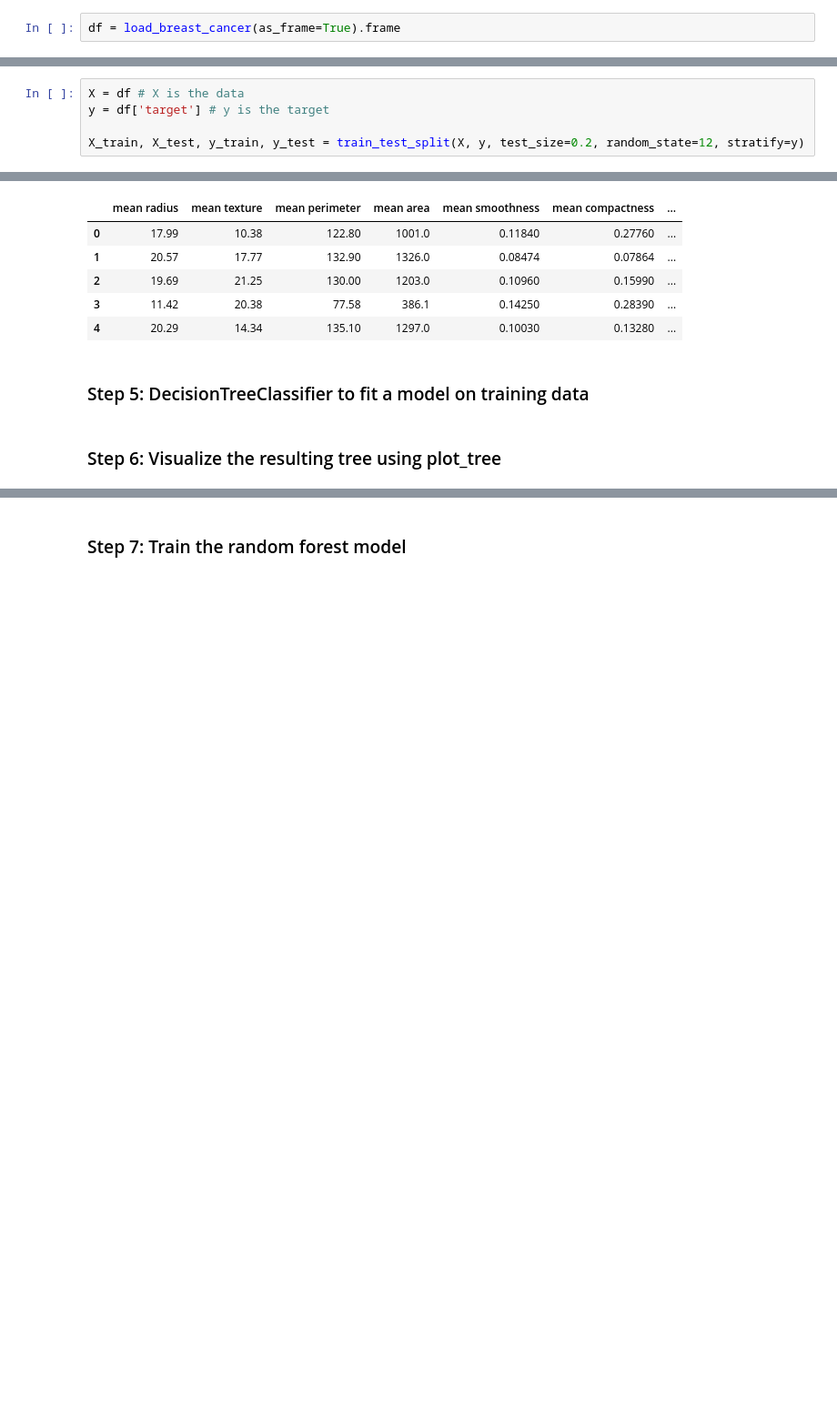
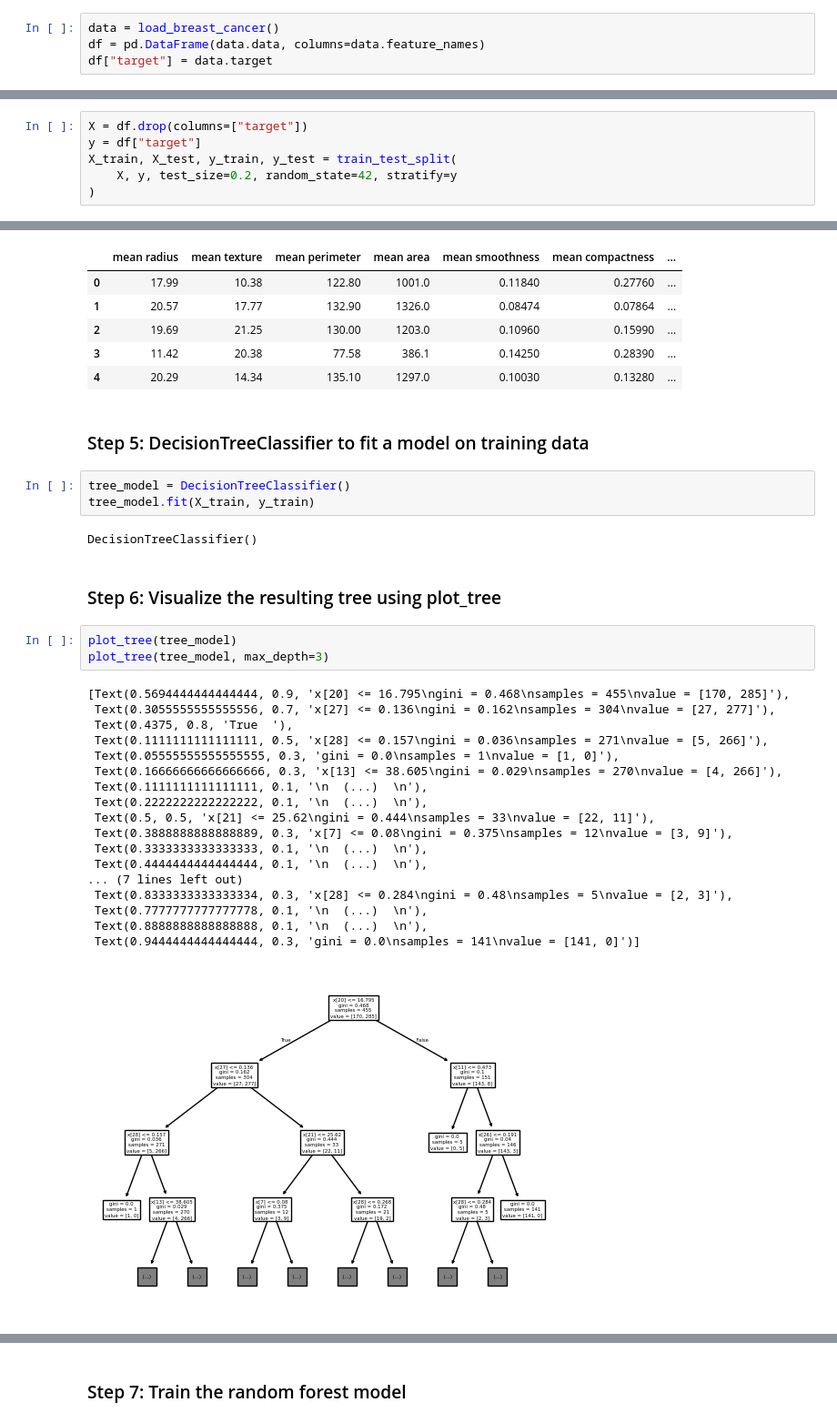
Before and after one commit to danieljcoh/Springboot_AI-ML_Bootcamp, a Jupyter notebook: projects/Trees_and_Forests.ipynb, the cells around one changed output, grey strips where cells are left out. Shown at 91% size. Drawn from its saved outputs; the diff is of its cells as text; blank space fills up the shorter version.

```diff
--- a/projects/Trees_and_Forests.ipynb
+++ b/projects/Trees_and_Forests.ipynb
@@ -18,12 +16,15 @@ from sklearn.metrics import accuracy_score
 # %%
-df = load_breast_cancer(as_frame=True).frame
+data = load_breast_cancer()
+df = pd.DataFrame(data.data, columns=data.feature_names)
+df["target"] = data.target
 # %% [markdown]
 ### Step 3: Split the data into training and testing sets
 # %%
-X = df # X is the data
-y = df['target'] # y is the target
-
-X_train, X_test, y_train, y_test = train_test_split(X, y, test_size=0.2, random_state=12, stratify=y)
+X = df.drop(columns=["target"])
+y = df["target"]
+X_train, X_test, y_train, y_test = train_test_split(
+    X, y, test_size=0.2, random_state=42, stratify=y
+)
 # %% [markdown]
 ### Step 4: Display the first five rows
 # %%
@@ -37,5 +38,32 @@ df.head()
 | 4 | 20.29 | 14.34 | 135.10 | 1297.0 | 0.10030 | 0.13280 | ... |
 # %% [markdown]
 ### Step 5: DecisionTreeClassifier to fit a model on training data
+# %%
+tree_model = DecisionTreeClassifier()
+tree_model.fit(X_train, y_train)
+# %% [output]
+DecisionTreeClassifier()
 # %% [markdown]
 ### Step 6: Visualize the resulting tree using plot_tree
+# %%
+plot_tree(tree_model)
+plot_tree(tree_model, max_depth=3)
+# %% [output]
+[Text(0.5694444444444444, 0.9, 'x[20] <= 16.795\ngini = 0.468\nsamples = 455\nvalue = [170, 285]'),
+ Text(0.3055555555555556, 0.7, 'x[27] <= 0.136\ngini = 0.162\nsamples = 304\nvalue = [27, 277]'),
+ Text(0.4375, 0.8, 'True  '),
+ Text(0.1111111111111111, 0.5, 'x[28] <= 0.157\ngini = 0.036\nsamples = 271\nvalue = [5, 266]'),
+ Text(0.05555555555555555, 0.3, 'gini = 0.0\nsamples = 1\nvalue = [1, 0]'),
+ Text(0.16666666666666666, 0.3, 'x[13] <= 38.605\ngini = 0.029\nsamples = 270\nvalue = [4, 266]'),
+ Text(0.1111111111111111, 0.1, '\n  (...)  \n'),
+ Text(0.2222222222222222, 0.1, '\n  (...)  \n'),
+ Text(0.5, 0.5, 'x[21] <= 25.62\ngini = 0.444\nsamples = 33\nvalue = [22, 11]'),
+ Text(0.3888888888888889, 0.3, 'x[7] <= 0.08\ngini = 0.375\nsamples = 12\nvalue = [3, 9]'),
+ Text(0.3333333333333333, 0.1, '\n  (...)  \n'),
+ Text(0.4444444444444444, 0.1, '\n  (...)  \n'),
+... (7 lines left out)
+ Text(0.8333333333333334, 0.3, 'x[28] <= 0.284\ngini = 0.48\nsamples = 5\nvalue = [2, 3]'),
+ Text(0.7777777777777778, 0.1, '\n  (...)  \n'),
+ Text(0.8888888888888888, 0.1, '\n  (...)  \n'),
+ Text(0.9444444444444444, 0.3, 'gini = 0.0\nsamples = 141\nvalue = [141, 0]')]
+[figure, added]
```
Also changed, not shown: parts of 11 cells of this notebook, 1 other file.
